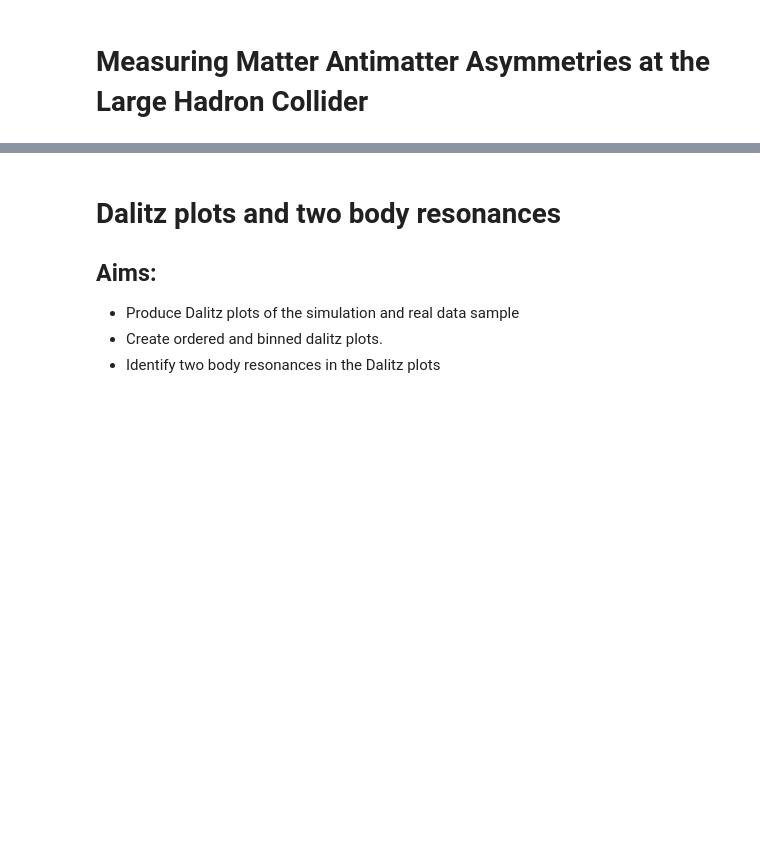
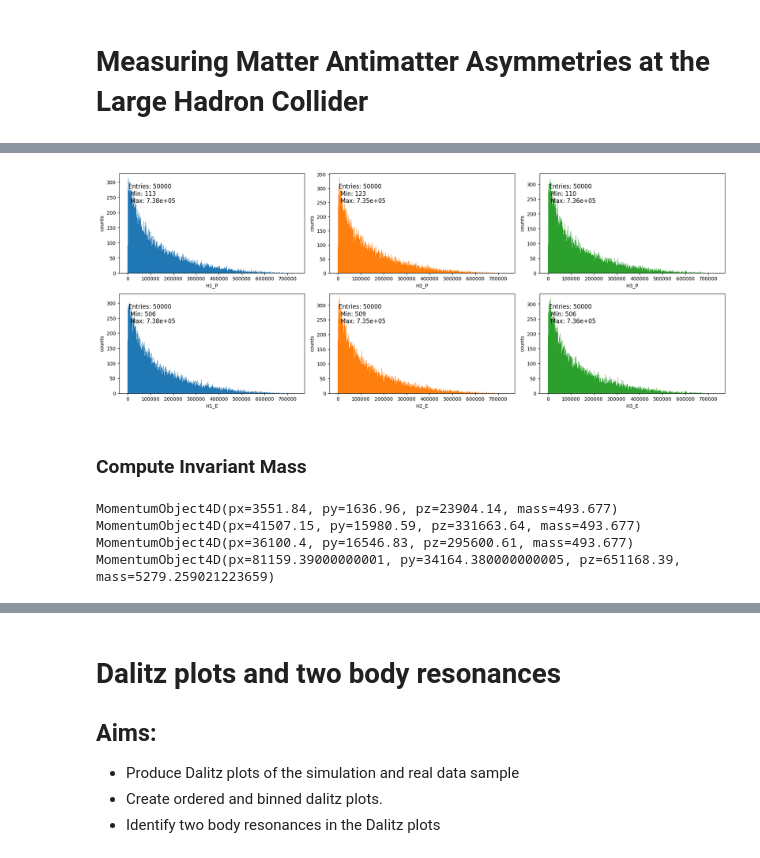
Before and after one commit to gmoretti03/LHCb-opendata-acp, a Jupyter notebook: Code_general/Frequentist/Frequentist_Analysis.ipynb, the cells around one changed output, grey strips where cells are left out. Saved outputs shown, nothing was run; the diff lists cells and outputs as text; code cells hidden in the pictures; blank space fills up the shorter version.

```diff
--- a/Code_general/Frequentist/Frequentist_Analysis.ipynb
+++ b/Code_general/Frequentist/Frequentist_Analysis.ipynb
@@ -253,0 +140,42 @@ Here you have only considered the statistical uncertainty. Your measurement will
+# %%
+# New Features: Momentum magnitude + Energy --> not usefull...
+
+number_of_products = 3
+for j in range(number_of_products):
+    mom3d = vector.array({'px': np.array(df_sim_data[f'H{j+1}_PX']), 'py': np.array(df_sim_data[f'H{j+1}_PY']), 'pz': np.array(df_sim_data[f'H{j+1}_PZ'])})
+    df_sim_data[f'H{j+1}_P'] = mom3d.p
+
+    mass_vector = np.ones(len(np.array(df_sim_data[f'H{j+1}_PX'])))*493.677
+    mom4d = vector.array({'px': np.array(df_sim_data[f'H{j+1}_PX']), 'py': np.array(df_sim_data[f'H{j+1}_PY']), 'pz': np.array(df_sim_data[f'H{j+1}_PZ']), 'M': mass_vector})
+    df_sim_data[f'H{j+1}_E'] = mom4d.energy
+
+fig, axes = plot_all_features(df_sim_data, products_features=['P', 'E'], products_features_settings={'P': {'xlim': (None, None), 'bins': 1000}, 'E': {'xlim': (None, None), 'bins': 1000}})
+# %% [output]
+[figure, added]
+# %% [markdown]
+### Compute Invariant Mass
+# %%
+# Compute total 4-momentum
+
+mass_vector = np.ones(len(np.array(df_sim_data[f'H1_PX'])))*493.677
+
+p1 = vector.array({'px': np.array(df_sim_data[f'H1_PX']), 'py': np.array(df_sim_data[f'H1_PY']), 'pz': np.array(df_sim_data[f'H1_PZ']), 'M': mass_vector})
+p2 = vector.array({'px': np.array(df_sim_data[f'H2_PX']), 'py': np.array(df_sim_data[f'H2_PY']), 'pz': np.array(df_sim_data[f'H2_PZ']), 'M': mass_vector})
+p3 = vector.array({'px': np.array(df_sim_data[f'H3_PX']), 'py': np.array(df_sim_data[f'H3_PY']), 'pz': np.array(df_sim_data[f'H3_PZ']), 'M': mass_vector})
+
+pTot = p1 + p2 + p3
+
+# B invariant mass
+massB = pTot.mass
+
+df_sim_data['B_Invariant_Mass'] = massB
+
+print(p1[0])
+print(p2[0])
+print(p3[0])
+print(pTot[0])
+# %% [output]
+MomentumObject4D(px=3551.84, py=1636.96, pz=23904.14, mass=493.677)
+MomentumObject4D(px=41507.15, py=15980.59, pz=331663.64, mass=493.677)
+MomentumObject4D(px=36100.4, py=16546.83, pz=295600.61, mass=493.677)
+MomentumObject4D(px=81159.39000000001, py=34164.380000000005, pz=651168.39, mass=5279.259021223659)
```
Also changed, not shown: parts of 129 cells of this notebook.
